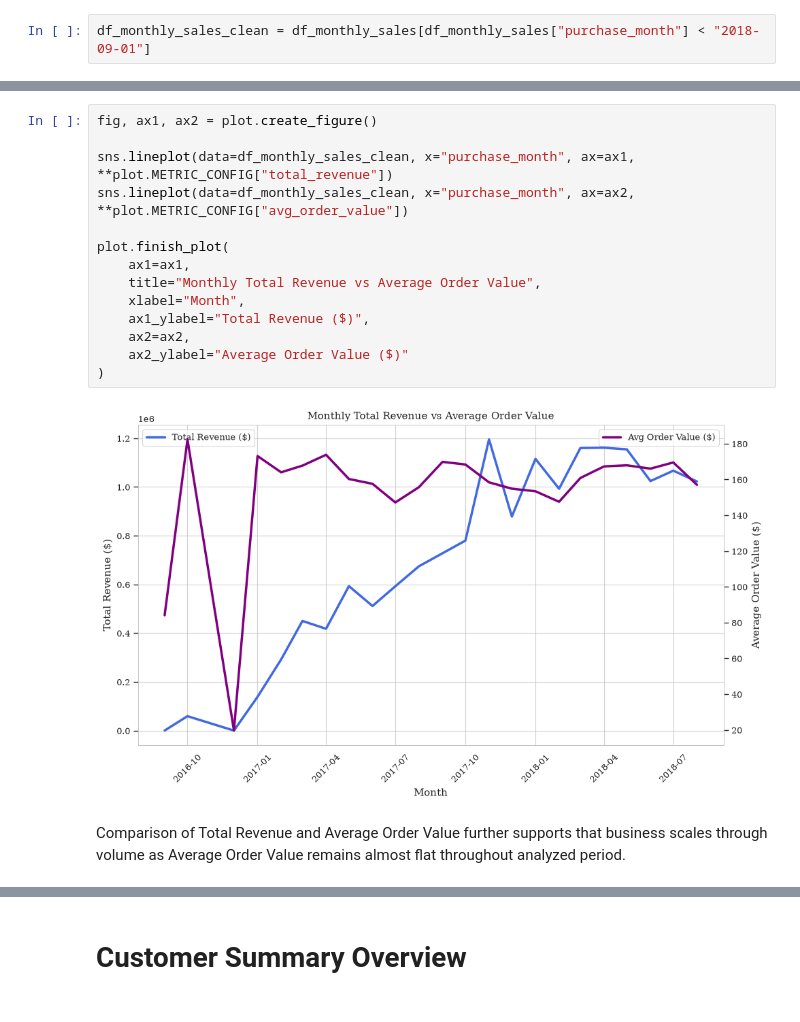
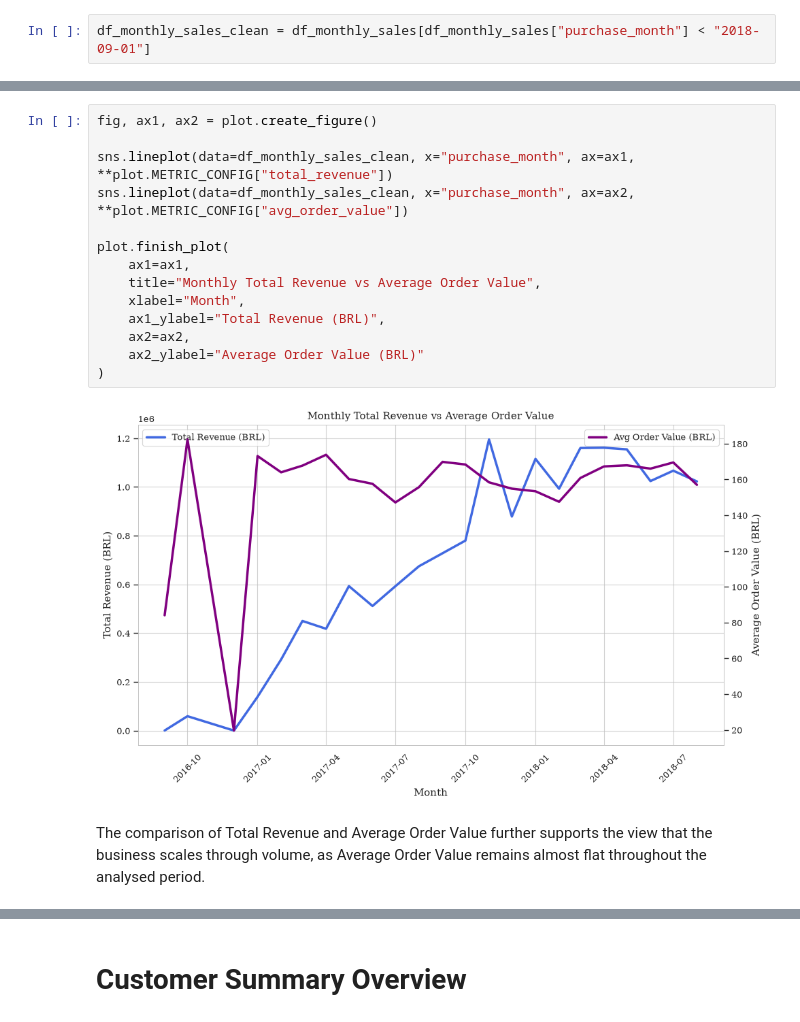
Before and after one commit to MarKotyn/olist-ecommerce-customer-analytics, a Jupyter notebook: python/notebooks/02_eda.ipynb, the cells around one changed output, grey strips where cells are left out. Saved outputs shown, nothing was run; the diff lists cells and outputs as text.

```diff
--- a/python/notebooks/02_eda.ipynb
+++ b/python/notebooks/02_eda.ipynb
@@ -57,21 +67,21 @@ The near-identical alignment between unique customers and total orders highlight
 # %%
 fig, ax1, ax2 = plot.create_figure()
 
 sns.lineplot(data=df_monthly_sales_clean, x="purchase_month", ax=ax1, **plot.METRIC_CONFIG["total_revenue"])
 sns.lineplot(data=df_monthly_sales_clean, x="purchase_month", ax=ax2, **plot.METRIC_CONFIG["avg_order_value"])
 
 plot.finish_plot(
     ax1=ax1,
     title="Monthly Total Revenue vs Average Order Value",
     xlabel="Month",
-    ax1_ylabel="Total Revenue ($)",
+    ax1_ylabel="Total Revenue (BRL)",
     ax2=ax2,
-    ax2_ylabel="Average Order Value ($)"
+    ax2_ylabel="Average Order Value (BRL)"
 )
 # %% [output]
-[figure, old version]
+[figure, new version]
 # %% [markdown]
-Comparison of Total Revenue and Average Order Value further supports that business scales through volume as Average Order Value remains almost flat throughout analyzed period.
+The comparison of Total Revenue and Average Order Value further supports the view that the business scales through volume, as Average Order Value remains almost flat throughout the analysed period.
 # %%
 fig, ax1, ax2 = plot.create_figure()
 
```
Also changed, not shown: parts of 50 cells of this notebook, 1 other file.
